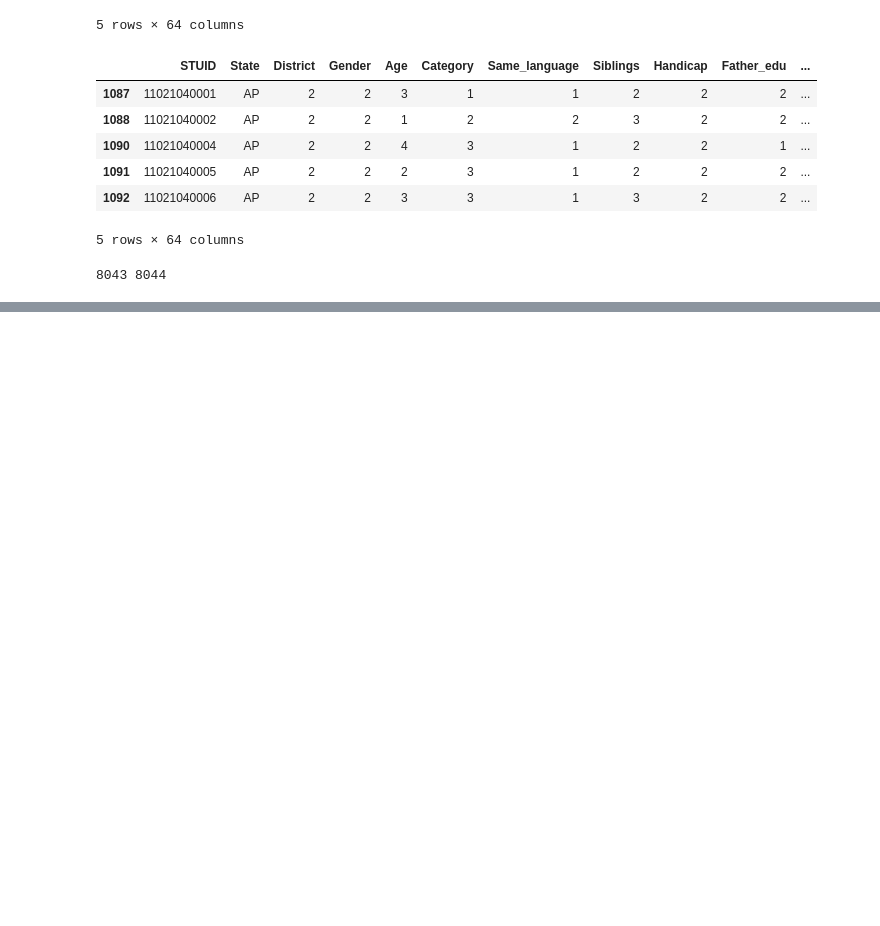
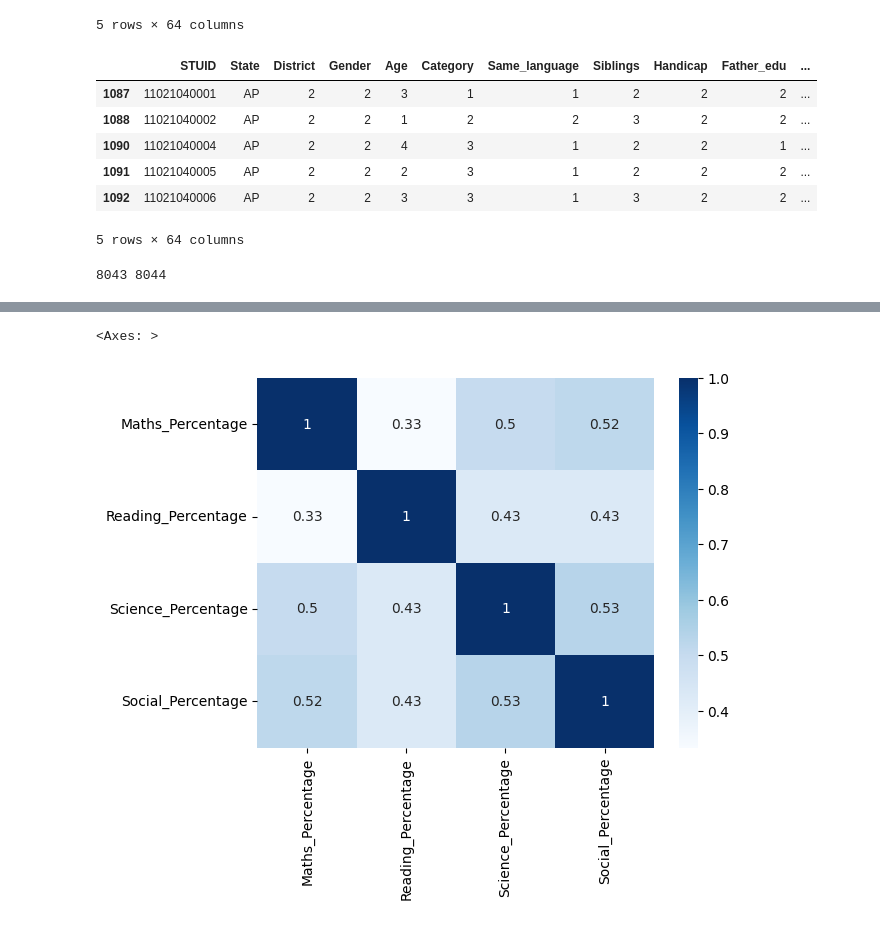
Before and after one commit to ChandanHegde07/Kruman-Projects, a Jupyter notebook: Phase1Student.ipynb, the cells around one changed output, grey strips where cells are left out. Cells and saved outputs as stored; diff of their text form; code cells hidden in the pictures; blank space fills up the shorter version.

```diff
--- a/Phase1Student.ipynb
+++ b/Phase1Student.ipynb
@@ -104,0 +253,5 @@ print(df1['STUID'].nunique(), len(df1))
+# %%
+sns.heatmap(df1[['Maths_Percentage', 'Reading_Percentage', 'Science_Percentage', 'Social_Percentage']].corr(), annot=True, cmap='Blues')
+# %% [output]
+<Axes: >
+[figure, added]
```
Also changed, not shown: parts of 18 cells of this notebook, 1 other file.
